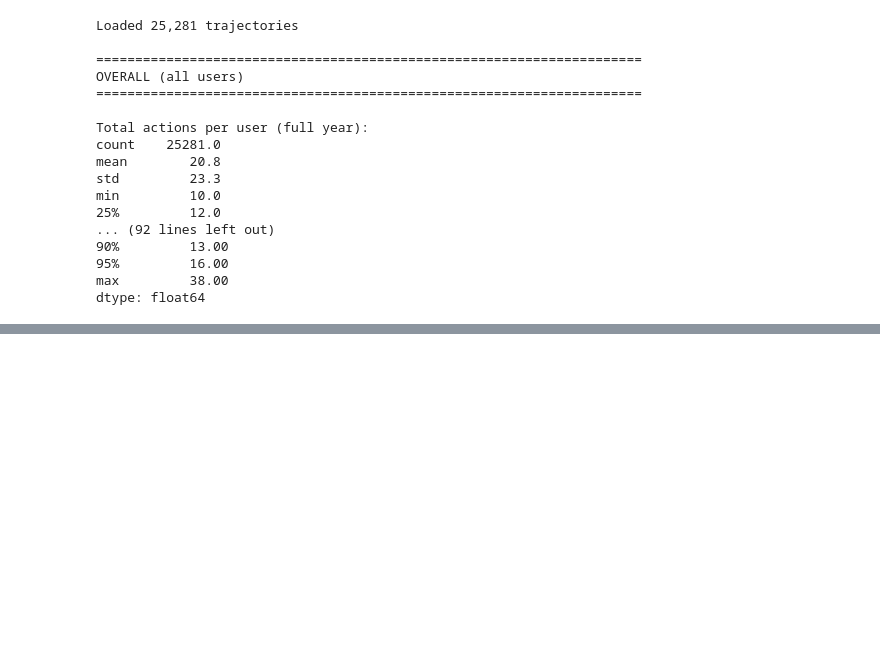
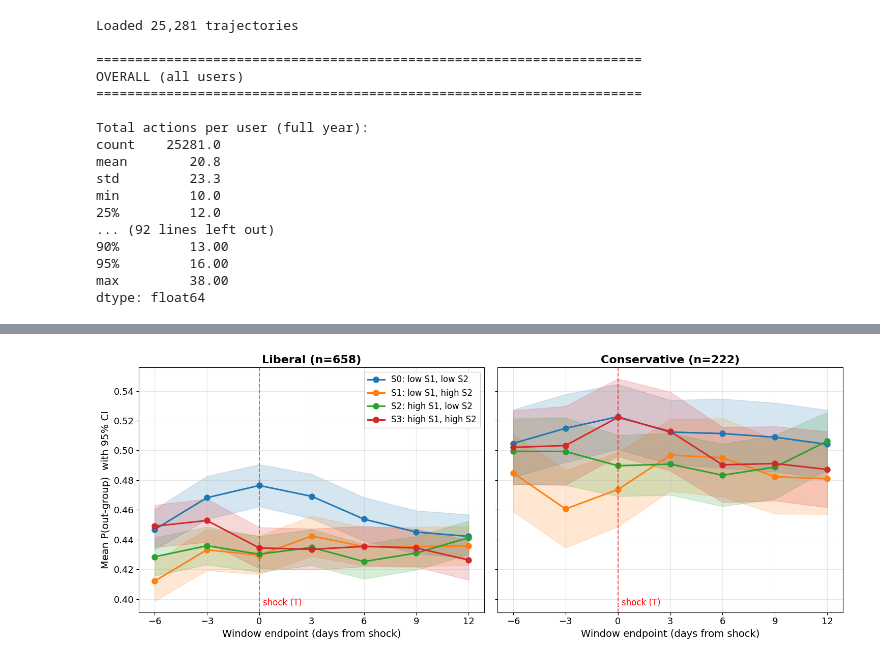
Before and after one commit to Davidchu11381/IDP4CSS-David, a Jupyter notebook: pre_post_shock/rolling_window_around_shock/user_check.ipynb, the cells around one changed output, grey strips where cells are left out. Saved outputs shown, nothing was run; the diff lists cells and outputs as text; code cells hidden in the pictures; blank space fills up the shorter version.

Commit message:
Update: rolling window IRL around shock + README

```diff
--- a/pre_post_shock/rolling_window_around_shock/user_check.ipynb
+++ b/pre_post_shock/rolling_window_around_shock/user_check.ipynb
@@ -259,5 +246,5 @@ Window boundaries:
 # %%
-# %% [Build cohort pkl: users with >=7 actions in every shock window]
+# %% [Build cohort pkl: users with >=7 actions in every shock window (7 windows)]
 import pickle
 import os
 import numpy as np
@@ -266,16 +253,12 @@ import pandas as pd
 # --- CONFIG ---
 SRC_PKL = "/data/dchu/covid_masking_irl_action_v3/trajectories.pkl"
 OUT_DIR = "/nas/home/dchu/IDP4CSS/Ashwin/Trajectories/pre_post_shock/rolling_window_around_shock"
-OUT_PKL = os.path.join(OUT_DIR, "trajectories_cohort_thr7.pkl")
+OUT_PKL = os.path.join(OUT_DIR, "trajectories_cohort_thr7_7win.pkl")
 
 SHOCK_DATE = pd.Timestamp("2020-10-02")
 WINDOW_LEN = 30
-STEP_SIZE  = 3
-N_WINDOWS  = 6
-END_OFFSET_FIRST = -3
+end_offsets = [-6, -3, 0, 3, 6, 9, 12]
 THR = 7
-
-end_offsets = [END_OFFSET_FIRST + w * STEP_SIZE for w in range(N_WINDOWS)]
 
 # --- LOAD ---
 with open(SRC_PKL, "rb") as f:
@@ -297,7 +280,7 @@ for t in trajs:
     if ok:
         keep.append(t)
 
-print(f"\nCohort (>={THR} actions in every window): {len(keep):,} users")
+print(f"\nCohort (>={THR} actions in every one of {len(end_offsets)} windows): {len(keep):,} users")
 n_lib = sum(1 for t in keep if t["political_gen"] == 0)
 n_con = sum(1 for t in keep if t["political_gen"] == 1)
 print(f"  Liberal:      {n_lib:,}")
@@ -314,8 +297,7 @@ meta = {
     "src_pkl": SRC_PKL,
     "shock_date": str(SHOCK_DATE.date()),
     "window_len": WINDOW_LEN,
-    "step_size": STEP_SIZE,
-    "n_windows": N_WINDOWS,
+    "n_windows": len(end_offsets),
     "end_offsets": end_offsets,
     "threshold": THR,
     "n_users": len(keep),
@@ -331,7 +313,7 @@ meta = {
         for w, off in enumerate(end_offsets)
     ],
 }
-meta_path = os.path.join(OUT_DIR, "cohort_thr7_meta.txt")
+meta_path = os.path.join(OUT_DIR, "cohort_thr7_7win_meta.txt")
 with open(meta_path, "w") as f:
     for k, v in meta.items():
         f.write(f"{k}: {v}\n")
@@ -347,0 +330,55 @@ Metadata to /nas/home/dchu/IDP4CSS/Ashwin/Trajectories/pre_post_shock/rolling_wi
+# %%
+import os, numpy as np, pandas as pd, matplotlib.pyplot as plt
+
+OUT_DIR = "/nas/home/dchu/IDP4CSS/Ashwin/Trajectories/pre_post_shock/rolling_window_around_shock"
+END_OFFSETS = [-6, -3, 0, 3, 6, 9, 12]
+N_STATES = 4
+
+# Load
+dfs = []
+for w, off in enumerate(END_OFFSETS):
+    p = os.path.join(OUT_DIR, f"rolling_irl_thr7_window_{w}_T{off:+d}.parquet")
+    dfs.append(pd.read_parquet(p))
+df = pd.concat(dfs, ignore_index=True)
+
+# Labels matching your convention
+state_labels = {
+    0: "S0: low S1, low S2",
+    1: "S1: low S1, high S2",
+    2: "S2: high S1, low S2",
+    3: "S3: high S1, high S2",
+}
+colors = ["#1f77b4", "#ff7f0e", "#2ca02c", "#d62728"]
+
+plt.rcParams.update({"font.size": 14})
+fig, axes = plt.subplots(1, 2, figsize=(15, 6), sharey=True)
+
+for ax, (pol, lab) in zip(axes, [(0, "Liberal"), (1, "Conservative")]):
+    sub = df[df["pol"] == pol]
+    n_users = sub["uid"].nunique()
+    for s in range(N_STATES):
+        agg = sub.groupby("end_offset")[f"policy_out_s{s}"].agg(["mean", "sem"])
+        # 95% CI band
+        ci = 1.96 * agg["sem"]
+        ax.plot(agg.index, agg["mean"], color=colors[s], marker="o",
+                markersize=8, linewidth=2.2, label=state_labels[s])
+        ax.fill_between(agg.index, agg["mean"] - ci, agg["mean"] + ci,
+                        color=colors[s], alpha=0.18)
+    ax.axvline(0, color="red", ls="--", alpha=0.6, linewidth=1.5)
+    ax.text(0.2, ax.get_ylim()[1] if False else 0.02, "shock (T)",
+            color="red", fontsize=12, transform=ax.get_xaxis_transform(),
+            va="bottom")
+    ax.set_title(f"{lab} (n={n_users})", fontsize=16, fontweight="bold")
+    ax.set_xlabel("Window endpoint (days from shock)", fontsize=14)
+    ax.set_xticks(END_OFFSETS)
+    ax.tick_params(axis="both", labelsize=13)
+    ax.grid(alpha=0.3)
+
+axes[0].set_ylabel("Mean P(out-group)  with 95% CI", fontsize=14)
+axes[0].legend(fontsize=12, loc="best", framealpha=0.9)
+
+plt.tight_layout()
+plt.savefig(os.path.join(OUT_DIR, "policy_shift.png"), dpi=120, bbox_inches="tight")
+plt.show()
+# %% [output]
+[figure, added]
```
Also changed, not shown: parts of 4 cells of this notebook, 1 other file.
